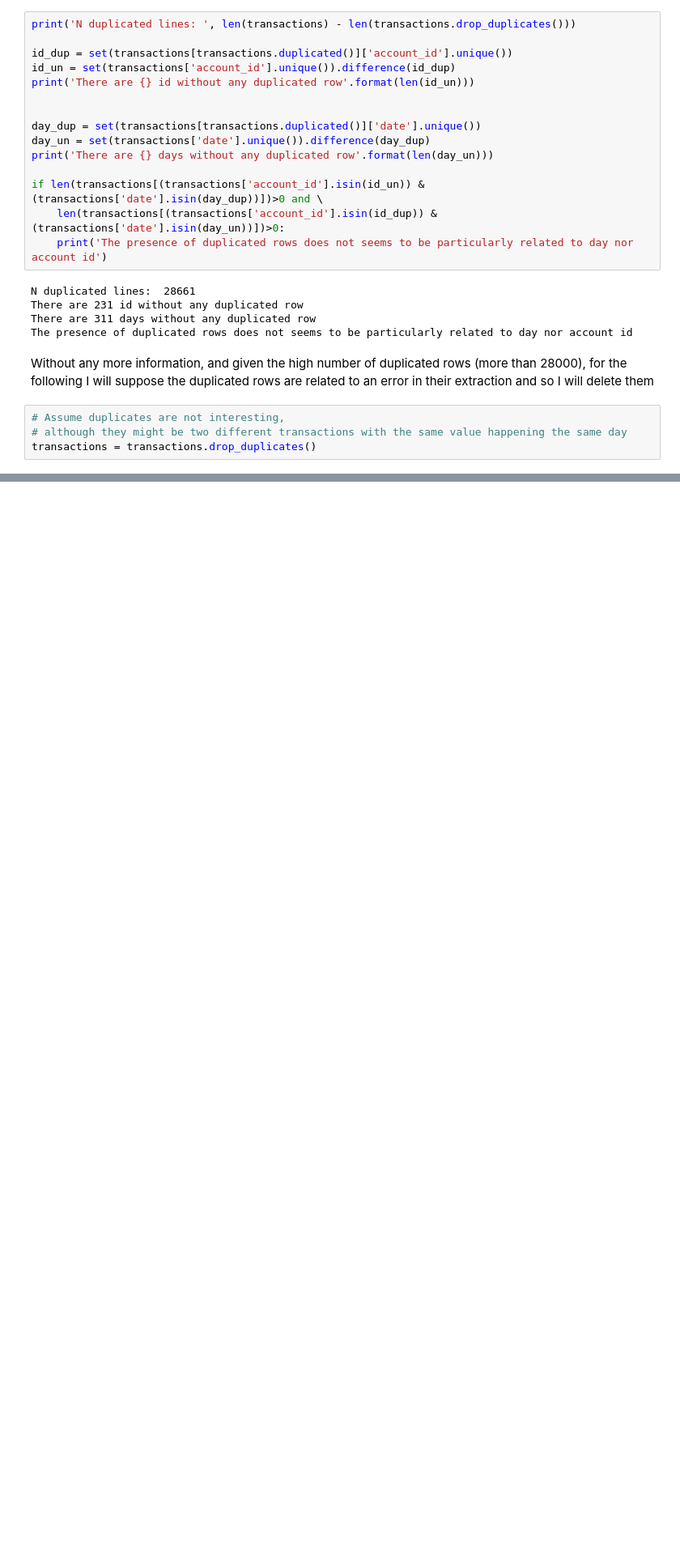
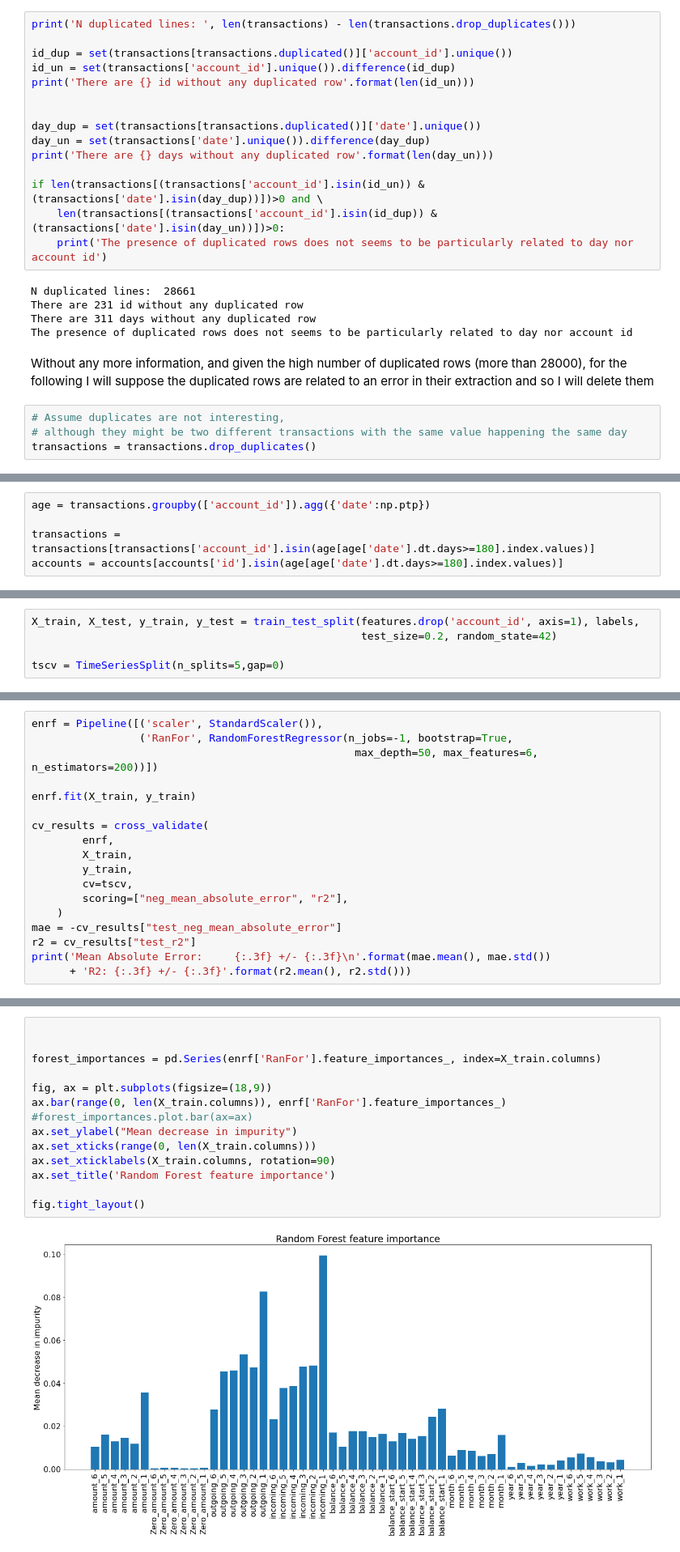
Before and after one commit to pcumani/MansaGroupTest, a Jupyter notebook: datascience/notebook/Time series - exploratory analysis.ipynb, the cells around one changed output, grey strips where cells are left out. Shown: that part at 81% size. Drawn from its saved outputs; the diff is of its cells as text; blank space fills up the shorter version.

```diff
--- a/datascience/notebook/Time series - exploratory analysis.ipynb
+++ b/datascience/notebook/Time series - exploratory analysis.ipynb
@@ -224,0 +183,5 @@ transactions.groupby('account_id')['amount'].describe().describe()
+# %%
+age = transactions.groupby(['account_id']).agg({'date':np.ptp})
+
+transactions = transactions[transactions['account_id'].isin(age[age['date'].dt.days>=180].index.values)]
+accounts = accounts[accounts['id'].isin(age[age['date'].dt.days>=180].index.values)]
@@ -268,0 +279,5 @@ transactions
+# %%
+X_train, X_test, y_train, y_test = train_test_split(features.drop('account_id', axis=1), labels,
+                                                    test_size=0.2, random_state=42)
+
+tscv = TimeSeriesSplit(n_splits=5,gap=0)
@@ -268,0 +370,18 @@ transactions
+# %%
+enrf = Pipeline([('scaler', StandardScaler()),
+                 ('RanFor', RandomForestRegressor(n_jobs=-1, bootstrap=True,
+                                                   max_depth=50, max_features=6, n_estimators=200))])
+
+enrf.fit(X_train, y_train)
+
+cv_results = cross_validate(
+        enrf,
+        X_train,
+        y_train,
+        cv=tscv,
+        scoring=["neg_mean_absolute_error", "r2"],
+    )
+mae = -cv_results["test_neg_mean_absolute_error"]
+r2 = cv_results["test_r2"]
+print('Mean Absolute Error:     {:.3f} +/- {:.3f}\n'.format(mae.mean(), mae.std())
+      + 'R2: {:.3f} +/- {:.3f}'.format(r2.mean(), r2.std()))
@@ -268,0 +396,16 @@ transactions
+# %%
+
+
+forest_importances = pd.Series(enrf['RanFor'].feature_importances_, index=X_train.columns)
+
+fig, ax = plt.subplots(figsize=(18,9))
+ax.bar(range(0, len(X_train.columns)), enrf['RanFor'].feature_importances_)
+#forest_importances.plot.bar(ax=ax)
+ax.set_ylabel("Mean decrease in impurity")
+ax.set_xticks(range(0, len(X_train.columns)))
+ax.set_xticklabels(X_train.columns, rotation=90)
+ax.set_title('Random Forest feature importance')
+
+fig.tight_layout()
+# %% [output]
+[figure, added]
```
Also changed, not shown: parts of 31 cells of this notebook, 4 other files.
